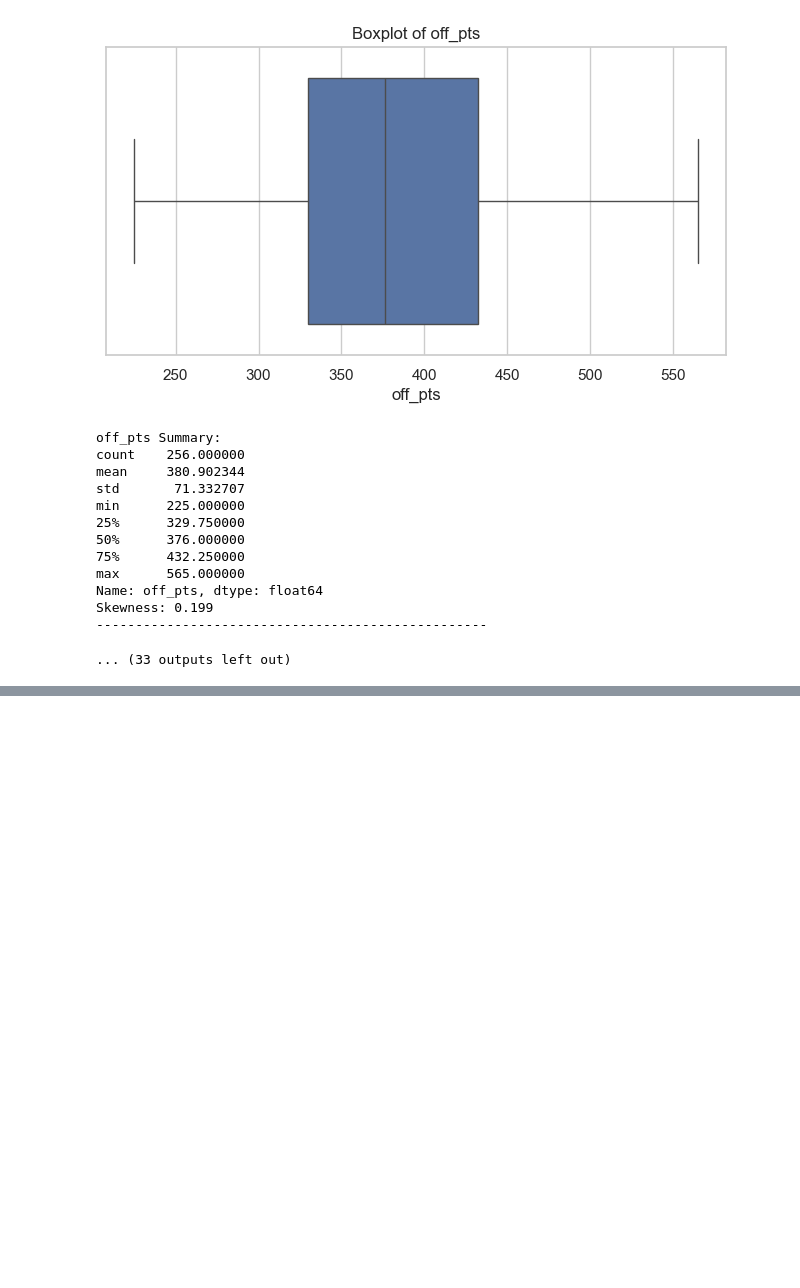
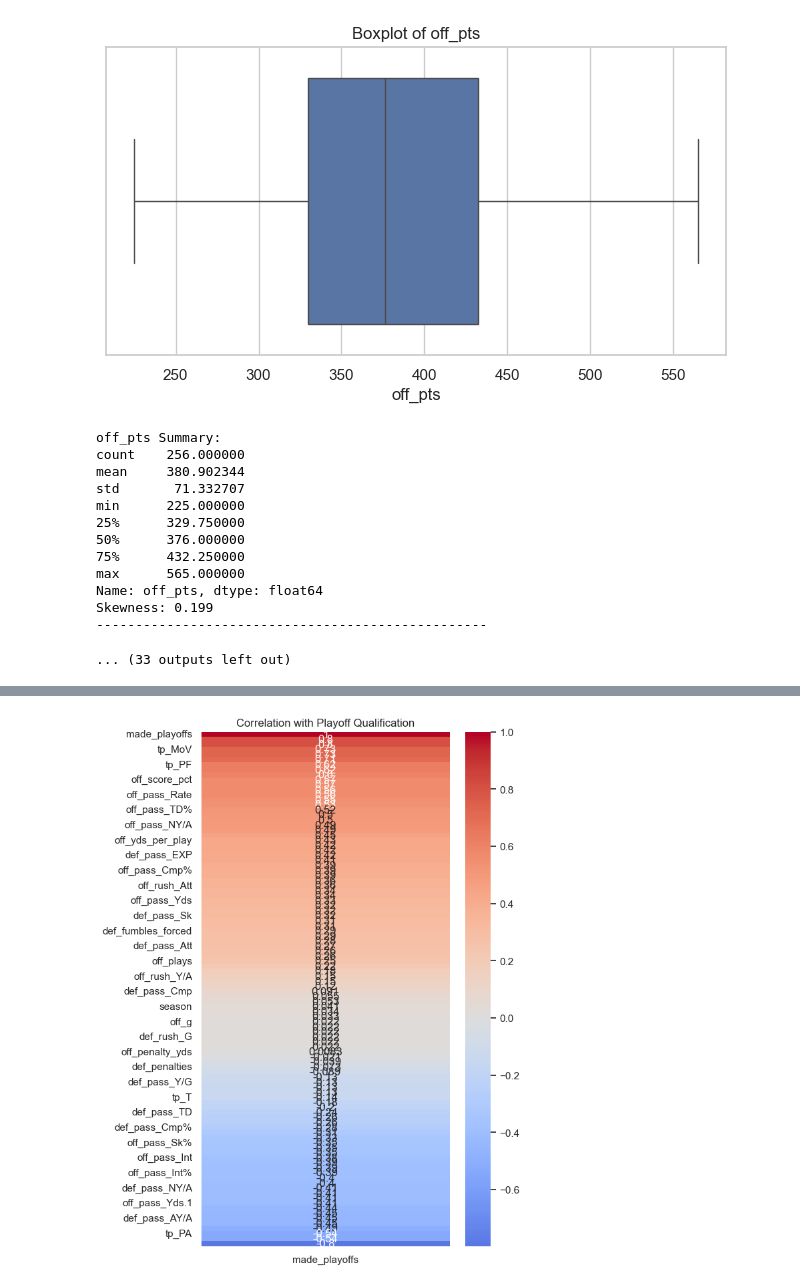
Before and after one commit to mattmarz94/nfl-decision-support-analytics, a Jupyter notebook: Data Preprocessing/eda_analysis.ipynb, the cells around one changed output, grey strips where cells are left out. Saved outputs shown, nothing was run; the diff lists cells and outputs as text; code cells hidden in the pictures; blank space fills up the shorter version.

```diff
--- a/Data Preprocessing/eda_analysis.ipynb
+++ b/Data Preprocessing/eda_analysis.ipynb
@@ -109,0 +180,10 @@ Skewness: 0.199
+# %%
+corr_matrix = master_df.select_dtypes(include=["int64", "float64"]).corr()
+
+playoff_corr = (
+    corr_matrix["made_playoffs"]
+    .sort_values(ascending=False)
+    .drop("made_")
+)
+
+print(playoff_corr)
@@ -109,0 +203,14 @@ Skewness: 0.199
+# %%
+plt.figure(figsize=(6, 10))
+
+sns.heatmap(
+    playoff_corr.to_frame(),
+    annot=True,
+    cmap="coolwarm",
+    center=0
+)
+
+plt.title("Correlation with Playoff Qualification")
+plt.show()
+# %% [output]
+[figure, added]
```
Also changed, not shown: parts of 10 cells of this notebook, 1 other file.
